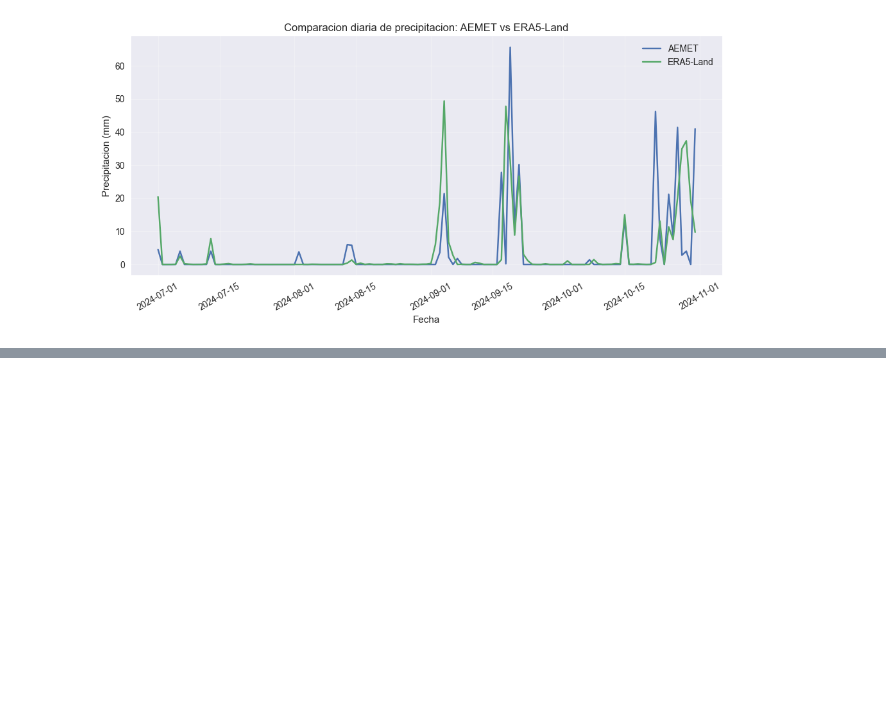
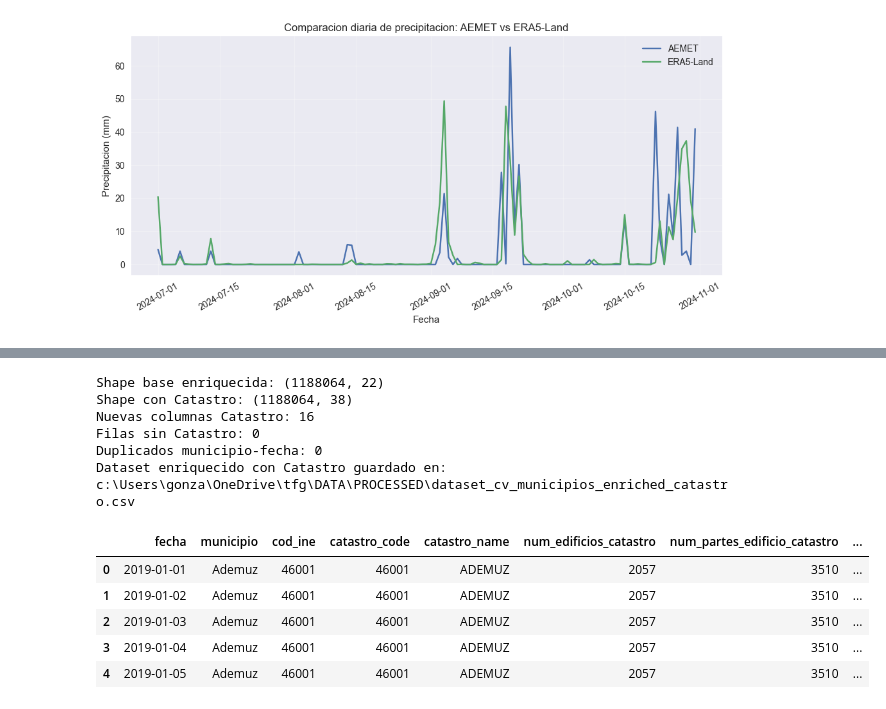
Before and after one commit to gonzalolarriba/modelo-geoespacial-riesgo-climatico, a Jupyter notebook: notebooks/notebook_2_ing_fuentes_complementarias.ipynb, the cells around one changed output, grey strips where cells are left out. Saved outputs shown, nothing was run; the diff lists cells and outputs as text; code cells hidden in the pictures; blank space fills up the shorter version.

Commit message:
feat(data-engineering): scale Catastro buildings to CV municipalities

```diff
--- a/notebooks/notebook_2_ing_fuentes_complementarias.ipynb
+++ b/notebooks/notebook_2_ing_fuentes_complementarias.ipynb
@@ -1064,0 +1117,51 @@ Estas variables no sustituyen a las variables sociales y economicas del `INE`, s
+# %%
+CATASTRO_ENRICHED_FILE = PROC / "dataset_cv_municipios_enriched_catastro.csv"
+
+if "df_enriched" in globals():
+    df_enriched_base = df_enriched.copy()
+else:
+    df_enriched_base = pd.read_csv(ENRICHED_FILE, parse_dates=["fecha"], dtype={"cod_ine": "string"})
+
+df_enriched_base["cod_ine"] = df_enriched_base["cod_ine"].astype("string").str.zfill(5)
+df_catastro_features = df_catastro_cv.drop(columns=["municipio", "area_km2"], errors="ignore").copy()
+df_catastro_features["cod_ine"] = df_catastro_features["cod_ine"].astype("string").str.zfill(5)
+
+catastro_feature_cols = [col for col in df_catastro_features.columns if col != "cod_ine"]
+
+df_enriched_catastro = df_enriched_base.merge(
+    df_catastro_features,
+    on="cod_ine",
+    how="left",
+    validate="many_to_one",
+)
+
+missing_catastro_rows = int(df_enriched_catastro[catastro_feature_cols].isna().any(axis=1).sum())
+duplicated_key_rows = int(df_enriched_catastro.duplicated(subset=["municipio", "fecha"]).sum())
+
+print("Shape base enriquecida:", df_enriched_base.shape)
+print("Shape con Catastro:", df_enriched_catastro.shape)
+print("Nuevas columnas Catastro:", len(catastro_feature_cols))
+print("Filas sin Catastro:", missing_catastro_rows)
+print("Duplicados municipio-fecha:", duplicated_key_rows)
+
+assert df_enriched_catastro.shape[0] == df_enriched_base.shape[0]
+assert missing_catastro_rows == 0, "Hay filas del dataset diario sin variables Catastro."
+assert duplicated_key_rows == 0, "La integracion de Catastro ha duplicado claves municipio-fecha."
+
+df_enriched_catastro.to_csv(CATASTRO_ENRICHED_FILE, index=False)
+
+print("Dataset enriquecido con Catastro guardado en:", CATASTRO_ENRICHED_FILE)
+display(df_enriched_catastro[["fecha", "municipio", "cod_ine"] + catastro_feature_cols[:6]].head(5))
+# %% [output]
+Shape base enriquecida: (1188064, 22)
+Shape con Catastro: (1188064, 38)
+Nuevas columnas Catastro: 16
+Filas sin Catastro: 0
+Duplicados municipio-fecha: 0
+Dataset enriquecido con Catastro guardado en: c:\Users\gonza\OneDrive\tfg\DATA\PROCESSED\dataset_cv_municipios_enriched_catastro.csv
+|  | fecha | municipio | cod_ine | catastro_code | catastro_name | num_edificios_catastro | num_partes_edificio_catastro | ... |
+| 0 | 2019-01-01 | Ademuz | 46001 | 46001 | ADEMUZ | 2057 | 3510 | ... |
+| 1 | 2019-01-02 | Ademuz | 46001 | 46001 | ADEMUZ | 2057 | 3510 | ... |
+| 2 | 2019-01-03 | Ademuz | 46001 | 46001 | ADEMUZ | 2057 | 3510 | ... |
+| 3 | 2019-01-04 | Ademuz | 46001 | 46001 | ADEMUZ | 2057 | 3510 | ... |
+| 4 | 2019-01-05 | Ademuz | 46001 | 46001 | ADEMUZ | 2057 | 3510 | ... |
```
Also changed, not shown: parts of 15 cells of this notebook, 2 other files.
